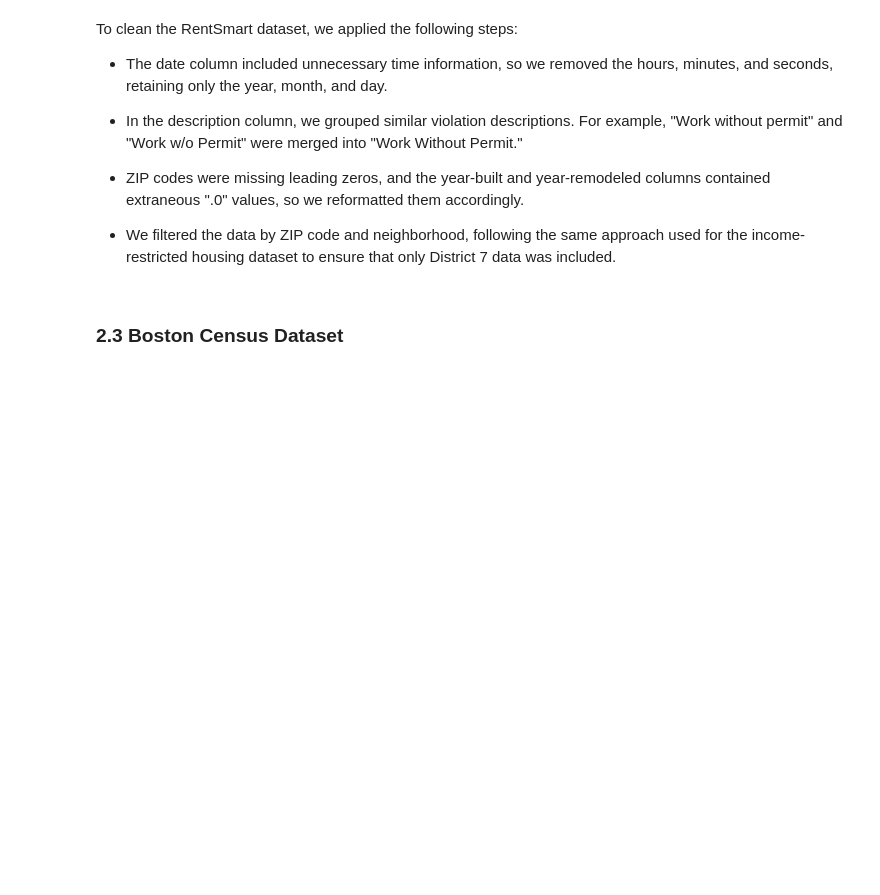
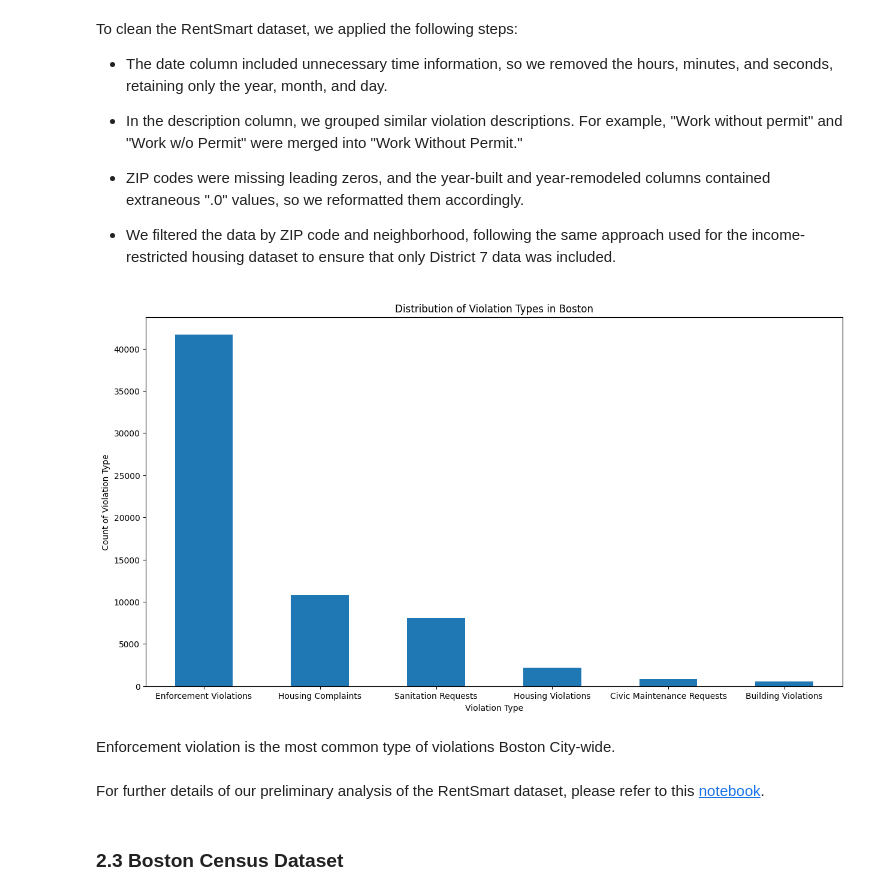
Before and after one commit to BU-Spark/ds-bcc-tania-fernandes-d7, a Jupyter notebook: fa24-team-b/housing/notebooks/d7-Team-B-Early-Insights.ipynb, the cells around one changed output. Drawn from its saved outputs; the diff is of its cells as text; code cells hidden in the pictures; blank space fills up the shorter version.

```diff
--- a/fa24-team-b/housing/notebooks/d7-Team-B-Early-Insights.ipynb
+++ b/fa24-team-b/housing/notebooks/d7-Team-B-Early-Insights.ipynb
@@ -19,0 +39,3 @@ From this data, we can analyze how total violations and properties have changed
+# %%
+rentsmart_df = pd.read_csv("../data/rentsmart.csv")
+rentsmart_df.head(5)
@@ -45,6 +109,24 @@ To clean the RentSmart dataset, we applied the following steps:
 - ZIP codes were missing leading zeros, and the year-built and year-remodeled columns contained extraneous ".0" values, so we reformatted them accordingly.
 
 - We filtered the data by ZIP code and neighborhood, following the same approach used for the income-restricted housing dataset to ensure that only District 7 data was included.
+# %%
+plt.figure(figsize=(15,8))
+
+rentsmart_count_df = rentsmart_df.groupby("violation_type")["address"].count().sort_values(ascending=False)
+rentsmart_count_df.plot(x="violation_type", y="address", kind="bar")
+
+plt.title("Distribution of Violation Types in Boston")
+plt.xlabel("Violation Type")
+plt.ylabel("Count of Violation Type")
+
+plt.xticks(rotation=0)
+plt.show()
+# %% [output]
+[figure, added]
+# %% [markdown]
+Enforcement violation is the most common type of violations Boston City-wide.
+# %% [markdown]
+For further details of our preliminary analysis of the RentSmart dataset, please refer to this [notebook](https://github.com/BU-Spark/ds-bcc-tania-fernandes-d7/blob/district7_teamB/fa24-team-b/housing/notebooks/d7-rentsmart.ipynb).
 # %% [markdown]
 ### 2.3 Boston Census Dataset
 # %% [markdown]
```
Also changed, not shown: parts of 13 cells of this notebook.
